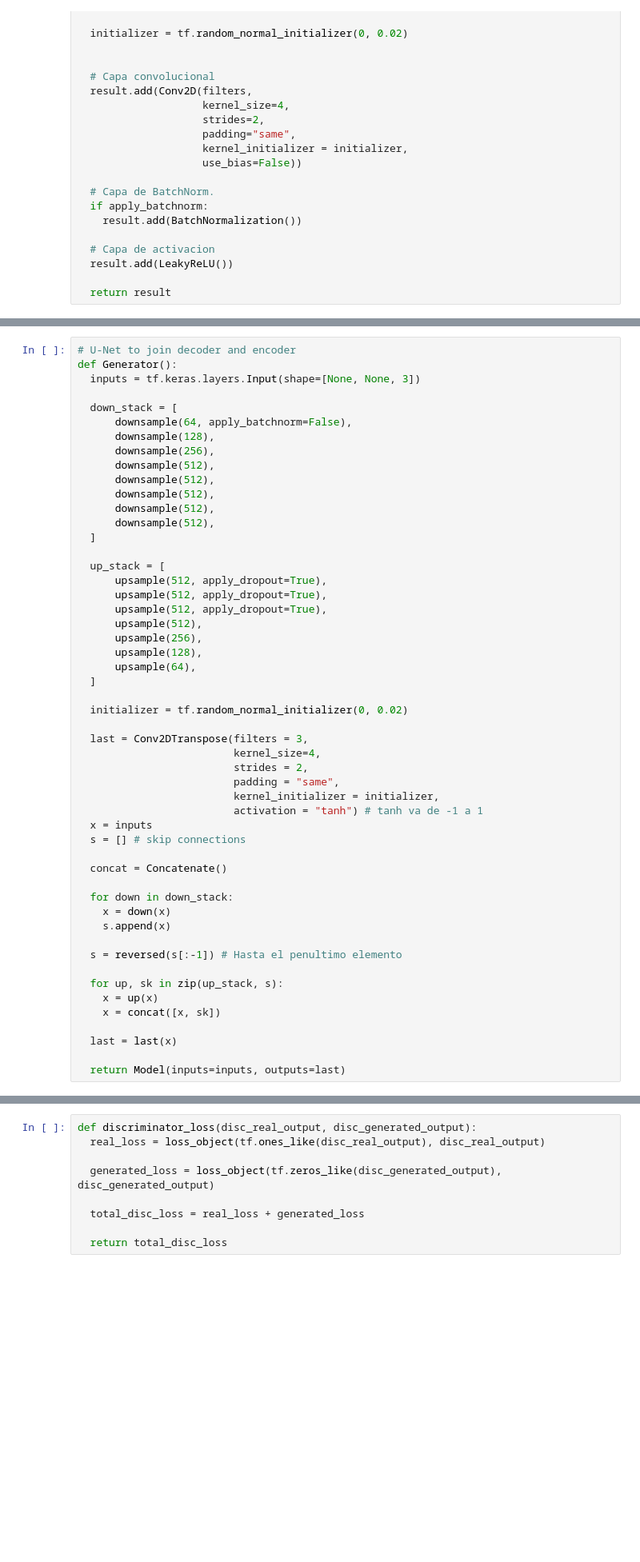
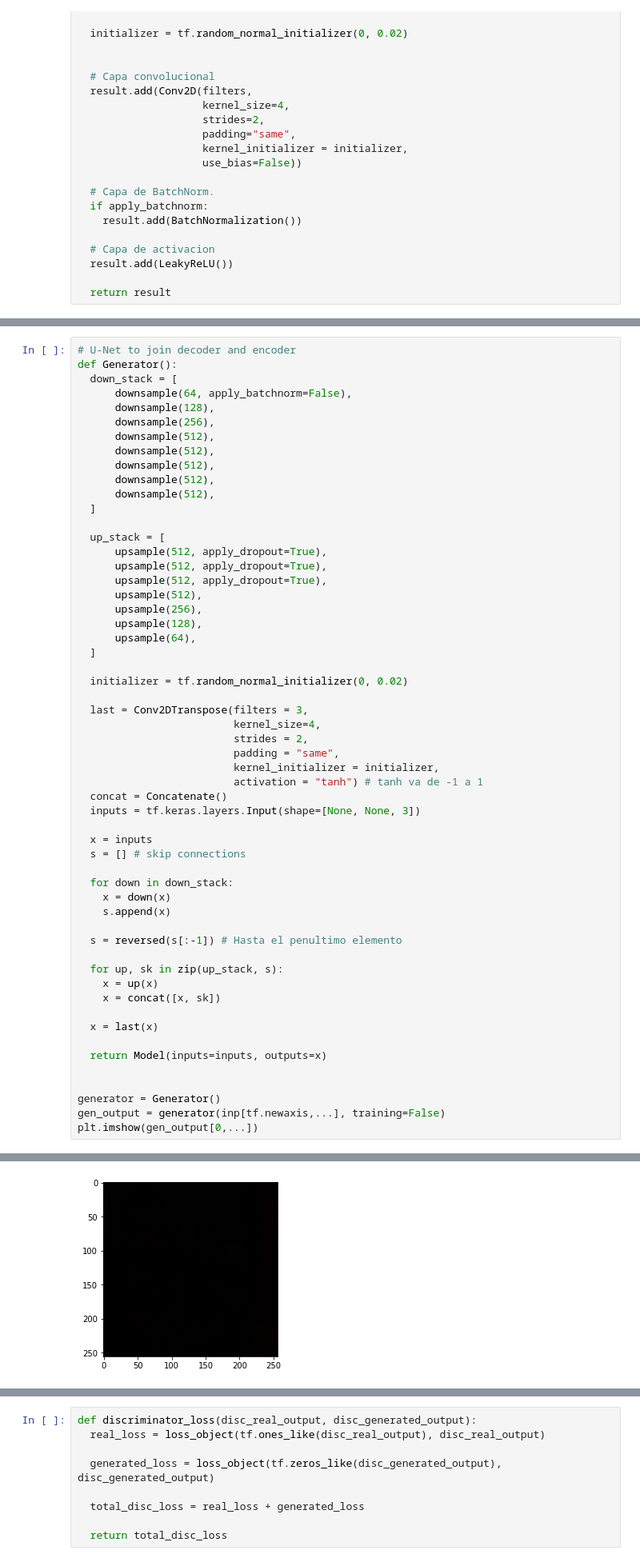
Before and after one commit to jesusmartinoza/Open-eyes-using-Pix2Pix, a Jupyter notebook: Pix2Pix.ipynb, the cells around one changed output, grey strips where cells are left out. Shown at 80% size. Drawn from its saved outputs; the diff is of its cells as text; blank space fills up the shorter version.

```diff
--- a/Pix2Pix.ipynb
+++ b/Pix2Pix.ipynb
@@ -265,8 +243,6 @@ def upsample(filters, apply_dropout=False):
 # %%
 # U-Net to join decoder and encoder
 def Generator():
-  inputs = tf.keras.layers.Input(shape=[None, None, 3])
-
   down_stack = [
       downsample(64, apply_batchnorm=False),
       downsample(128),
@@ -296,10 +272,11 @@ def Generator():
                          padding = "same",
                          kernel_initializer = initializer,
                          activation = "tanh") # tanh va de -1 a 1
+  concat = Concatenate()
+  inputs = tf.keras.layers.Input(shape=[None, None, 3])
+
   x = inputs
   s = [] # skip connections
-
-  concat = Concatenate()
 
   for down in down_stack:
     x = down(x)
@@ -311,6 +288,12 @@ def Generator():
     x = up(x)
     x = concat([x, sk])
 
-  last = last(x)
+  x = last(x)
 
-  return Model(inputs=inputs, outputs=last)
+  return Model(inputs=inputs, outputs=x)
+
+
+generator = Generator()
+gen_output = generator(inp[tf.newaxis,...], training=False)
+plt.imshow(gen_output[0,...])
+# %% [output]
@@ -317,2 +302,3 @@ def Generator():
+[figure, added]
 # %%
 def Discriminator():
```
Also changed, not shown: parts of 12 cells of this notebook.
